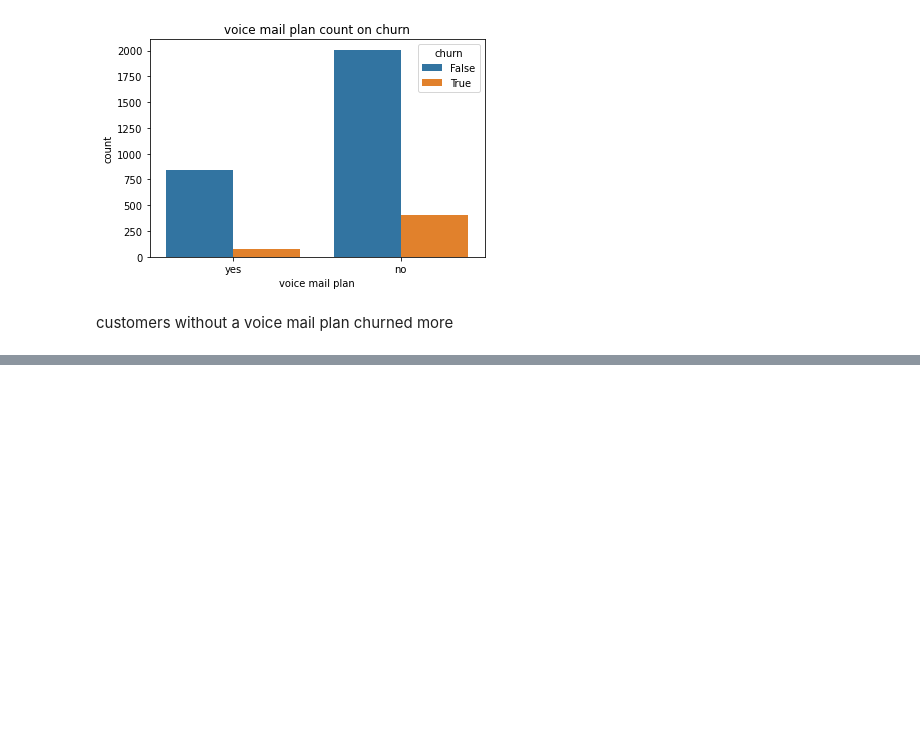
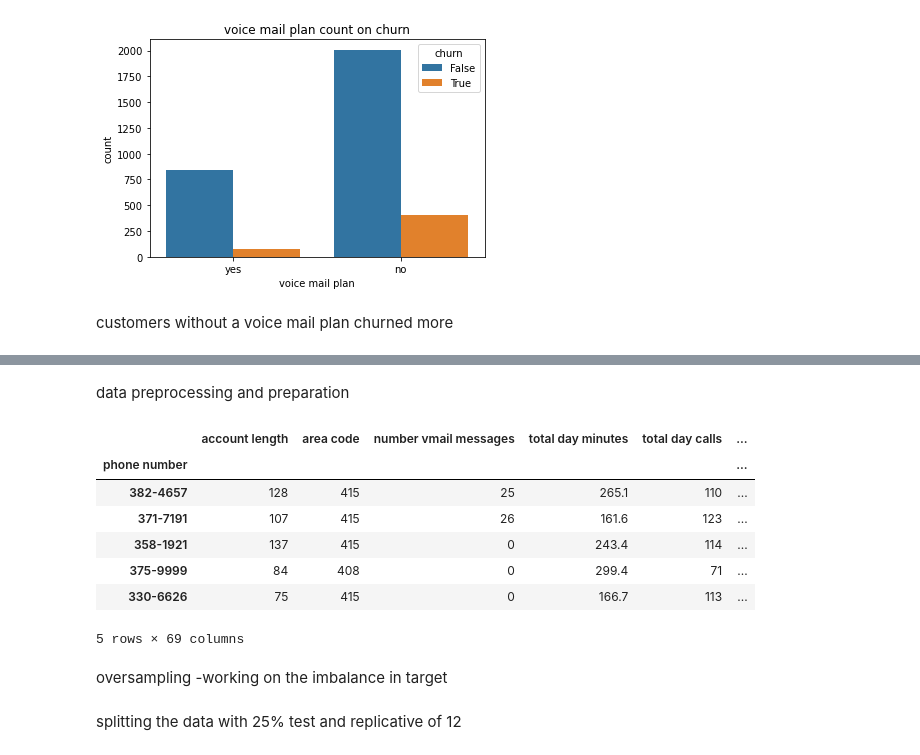
Before and after one commit to ann-mw/phase-3-project, a Jupyter notebook: Untitled.ipynb, the cells around one changed output, grey strips where cells are left out. Cells and saved outputs as stored; diff of their text form; code cells hidden in the pictures; blank space fills up the shorter version.

Commit message:
preprocessing

```diff
--- a/Untitled.ipynb
+++ b/Untitled.ipynb
@@ -323,0 +332,16 @@ customers without a voice mail plan churned more
+# %% [markdown]
+data preprocessing and preparation
+# %%
+df = df.set_index('phone number')
+df_updated = pd.get_dummies(df,drop_first=True,  dtype=float)
+
+df_updated.head()
+# %% [output]
+|  | account length | area code | number vmail messages | total day minutes | total day calls | ... |
+| phone number |  |  |  |  |  | ... |
+| 382-4657 | 128 | 415 | 25 | 265.1 | 110 | ... |
+| 371-7191 | 107 | 415 | 26 | 161.6 | 123 | ... |
+| 358-1921 | 137 | 415 | 0 | 243.4 | 114 | ... |
+| 375-9999 | 84 | 408 | 0 | 299.4 | 71 | ... |
+| 330-6626 | 75 | 415 | 0 | 166.7 | 113 | ... |
+5 rows × 69 columns
@@ -323,0 +353,2 @@ customers without a voice mail plan churned more
+# %% [markdown]
+oversampling -working on the imbalance in target
@@ -323,0 +359,2 @@ customers without a voice mail plan churned more
+# %% [markdown]
+splitting the data with 25% test and replicative of 12
```
Also changed, not shown: parts of 11 cells of this notebook.
